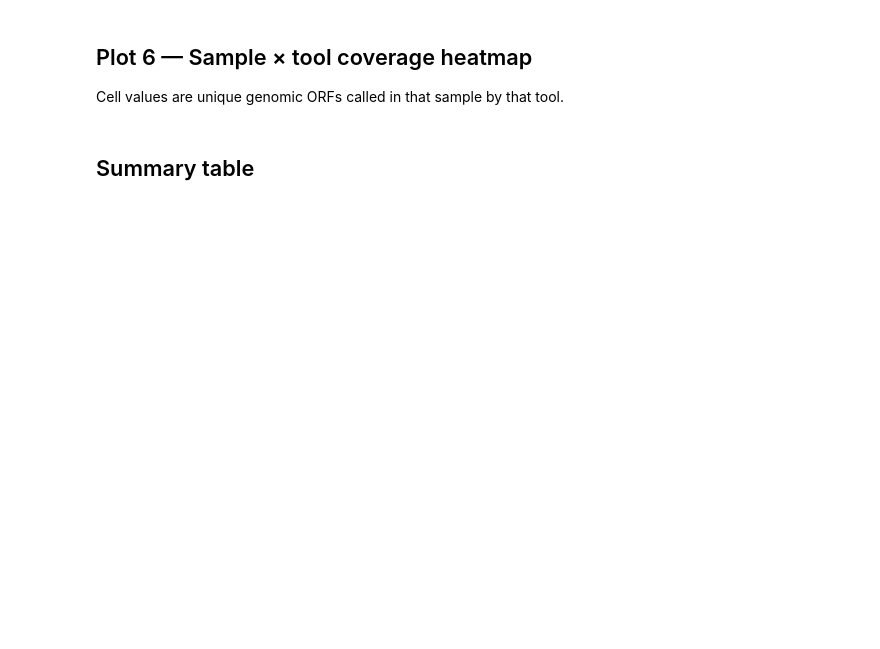
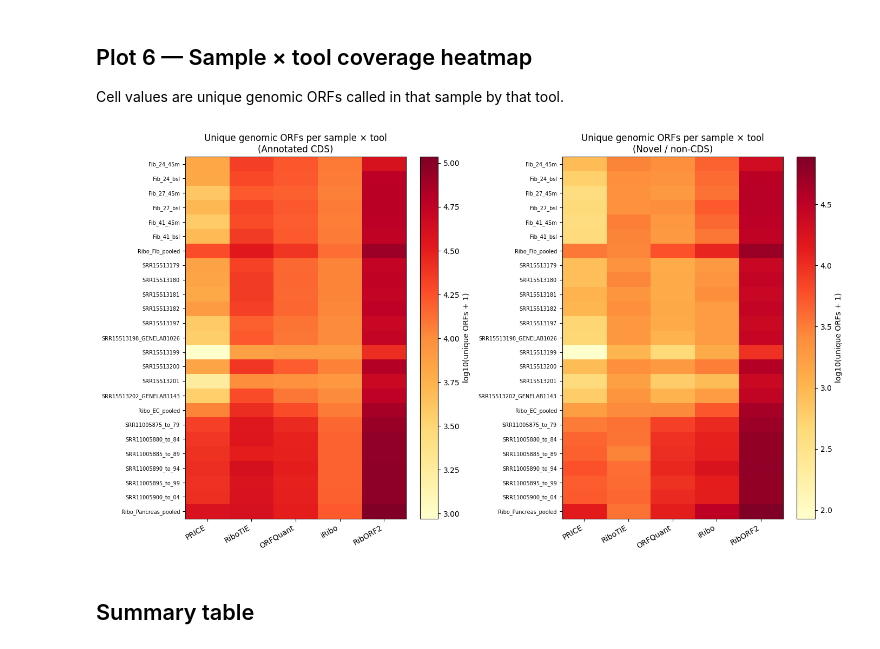
Before and after one commit to Ensembl/ensembl-genes-nf, a Jupyter notebook: pipelines/translon-consensus/scripts/transcode_all_tool_cds_vs_noncds.ipynb, the cells around one changed output. Cells and saved outputs as stored; diff of their text form; code cells hidden in the pictures; blank space fills up the shorter version.

```diff
--- a/pipelines/translon-consensus/scripts/transcode_all_tool_cds_vs_noncds.ipynb
+++ b/pipelines/translon-consensus/scripts/transcode_all_tool_cds_vs_noncds.ipynb
@@ -333,32 +345,34 @@ Cell values are unique genomic ORFs called in that sample by that tool.
 # %%
 EXPECTED_SAMPLES = [
     "Fib_24_45m", "Fib_24_bsl", "Fib_27_45m", "Fib_27_bsl", "Fib_41_45m", "Fib_41_bsl",
     "Ribo_Fib_pooled",
     "SRR15513179", "SRR15513180", "SRR15513181", "SRR15513182",
     "SRR15513197", "SRR15513198_GENELAB1026", "SRR15513199",
     "SRR15513200", "SRR15513201", "SRR15513202_GENELAB1143",
     "Ribo_EC_pooled",
     "SRR11005875_to_79", "SRR11005880_to_84", "SRR11005885_to_89",
     "SRR11005890_to_94", "SRR11005895_to_99", "SRR11005900_to_04",
     "Ribo_Pancreas_pooled",
 ]
 
 fig, axes = plt.subplots(1, 2, figsize=(14, 8))
 for ax, cls in zip(axes, CLS_ORDER):
     mat = (
         per_sample[per_sample["cls"] == cls]
         .pivot_table(index="sample_id", columns="source_tool", values="n", fill_value=0)
         .reindex(index=EXPECTED_SAMPLES, columns=TOOL_ORDER, fill_value=0)
     )
     im = ax.imshow(np.log10(mat.values + 1), aspect="auto", cmap="YlOrRd")
     ax.set_xticks(range(len(TOOL_ORDER))); ax.set_xticklabels(TOOL_ORDER, rotation=30, ha="right")
-    ax.set_yticks(range(len(EXPECTED_SAMPLES))); ax.set_yticklabels(EXPECTED_SAMPLES, fontsize=7)
+    ax.set_yticks(range(len(EXPECTED_SAMPLESES))); ax.set_yticklabels(EXPECTED_SAMPLES, fontsize=7)
     plt.colorbar(im, ax=ax, label="log10(unique ORFs + 1)")
     ax.set_title(f"Unique genomic ORFs per sample × tool\n({CLS_LABELS[cls]})")
 
 plt.tight_layout()
 plt.savefig("all_tool_sample_coverage_heatmap.png", dpi=180, bbox_inches="tight")
 plt.show()
+# %% [output]
+[figure, added]
 # %% [markdown]
 ## Summary table
 # %%
```
Also changed, not shown: parts of 7 cells of this notebook, 56 other files.
